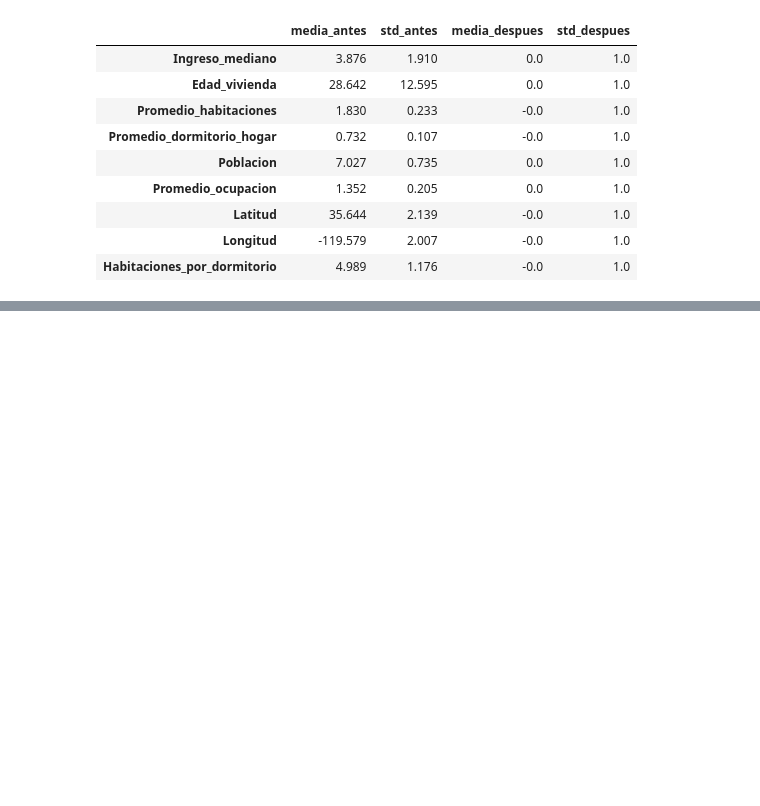
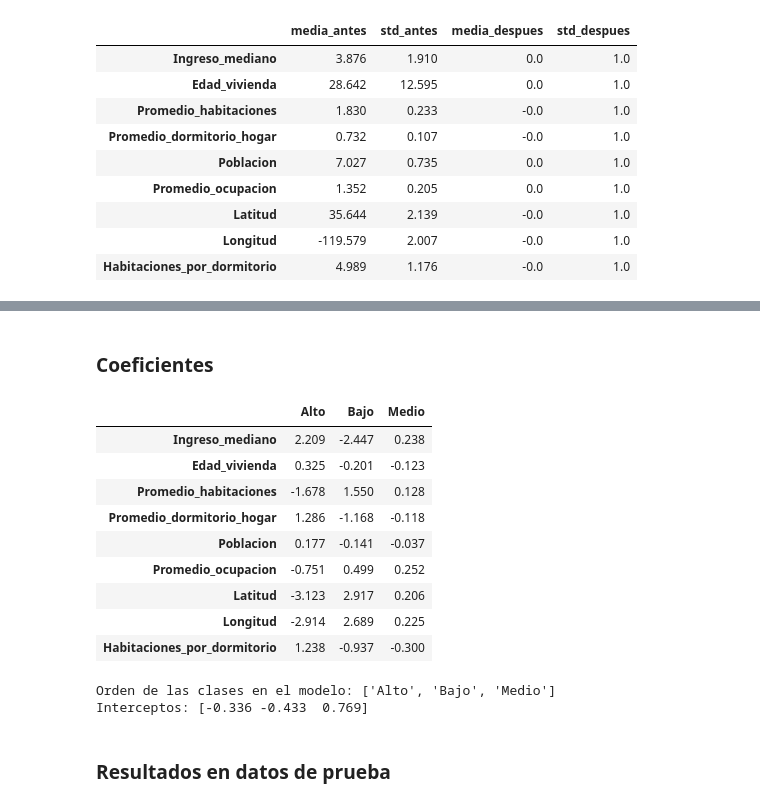
Before and after one commit to KateLopez05/Machine-Learning, a Jupyter notebook: src/notebook/notebook_2.ipynb, the cells around one changed output, grey strips where cells are left out. Cells and saved outputs as stored; diff of their text form; code cells hidden in the pictures; blank space fills up the shorter version.

```diff
--- a/src/notebook/notebook_2.ipynb
+++ b/src/notebook/notebook_2.ipynb
@@ -377,0 +594,22 @@ Entrenamiento: (16512, 9) | Prueba: (4128, 9)
+# %% [markdown]
+### Coeficientes
+# %%
+coef_clf = pd.DataFrame(modelo_clf.coef_.T, index=predictoras, columns=modelo_clf.classes_).round(3)
+display(coef_clf)
+print("Orden de las clases en el modelo:", list(modelo_clf.classes_))
+print("Interceptos:", modelo_clf.intercept_.round(3))
+# %% [output]
+|  | Alto | Bajo | Medio |
+| Ingreso_mediano | 2.209 | -2.447 | 0.238 |
+| Edad_vivienda | 0.325 | -0.201 | -0.123 |
+| Promedio_habitaciones | -1.678 | 1.550 | 0.128 |
+| Promedio_dormitorio_hogar | 1.286 | -1.168 | -0.118 |
+| Poblacion | 0.177 | -0.141 | -0.037 |
+| Promedio_ocupacion | -0.751 | 0.499 | 0.252 |
+| Latitud | -3.123 | 2.917 | 0.206 |
+| Longitud | -2.914 | 2.689 | 0.225 |
+| Habitaciones_por_dormitorio | 1.238 | -0.937 | -0.300 |
+Orden de las clases en el modelo: ['Alto', 'Bajo', 'Medio']
+Interceptos: [-0.336 -0.433  0.769]
+# %% [markdown]
+### Resultados en datos de prueba
```
Also changed, not shown: parts of 45 cells of this notebook, 5 other files.
